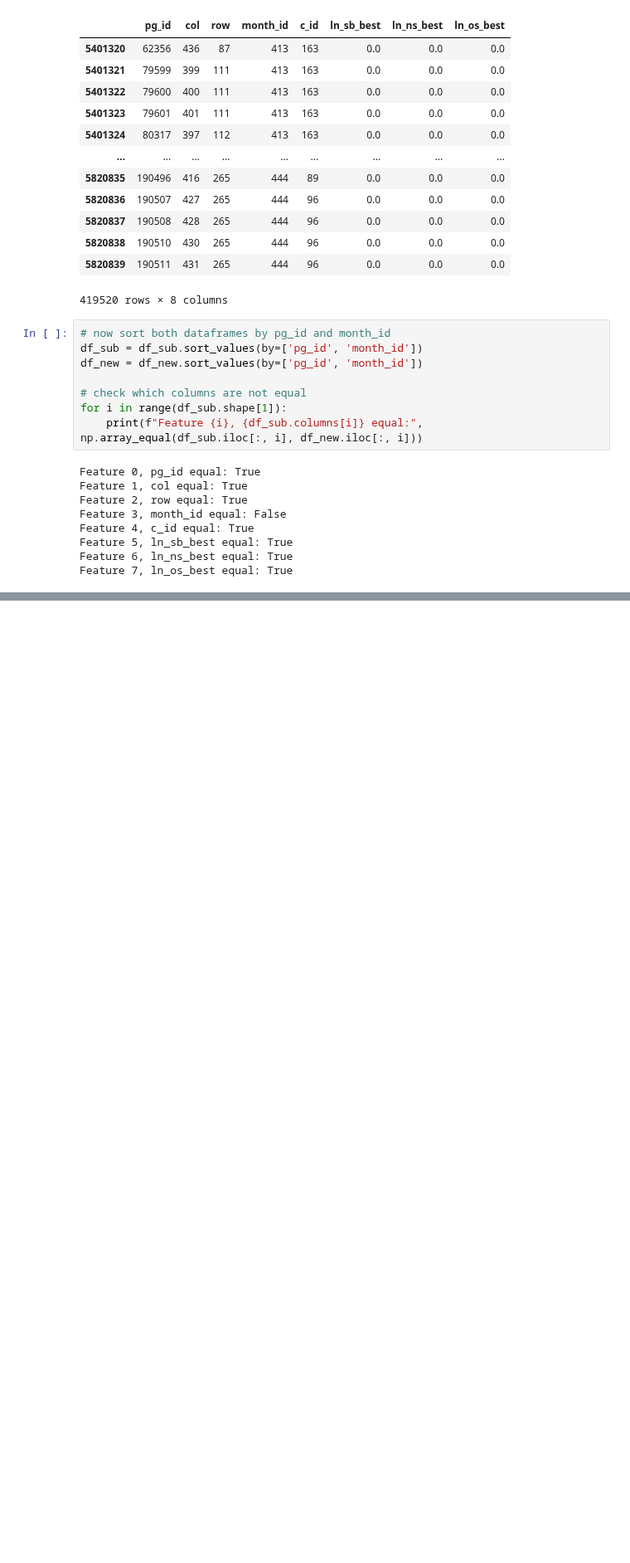
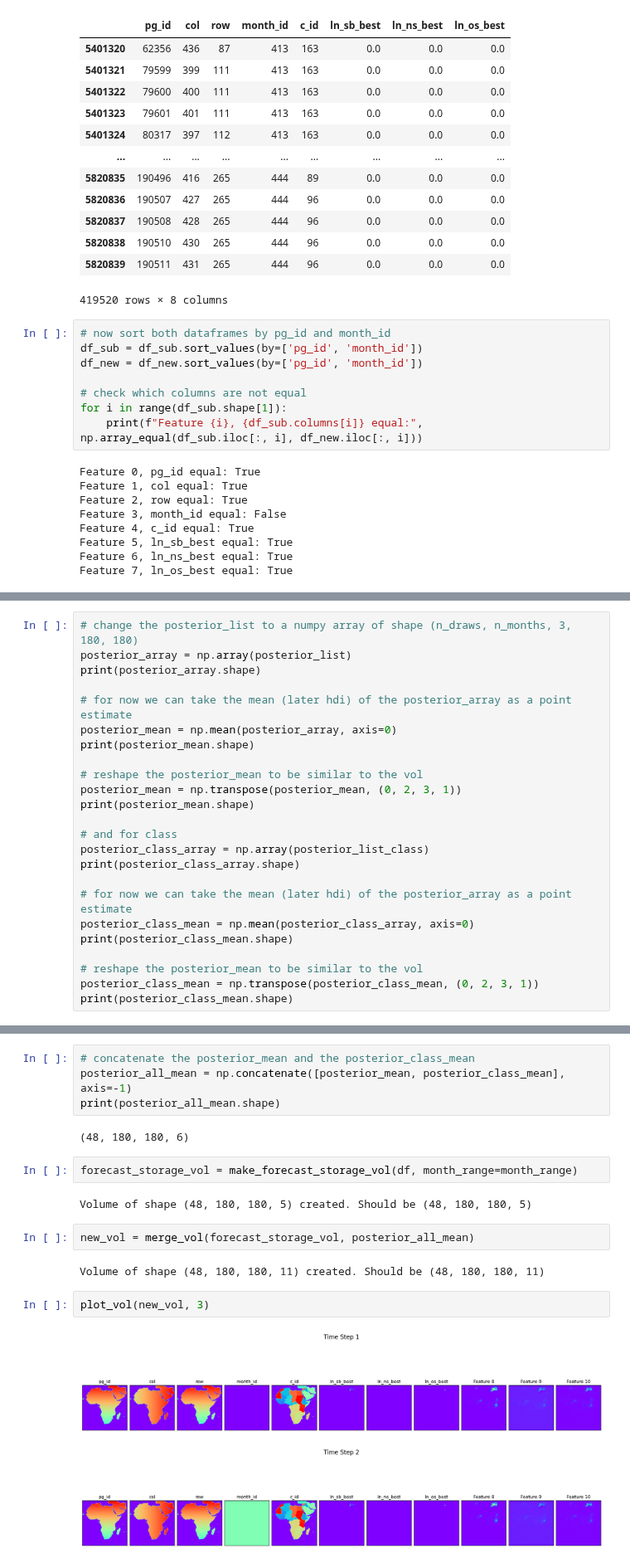
Before and after one commit to prio-data/views_pipeline, a Jupyter notebook: models/purple_alien/notebooks/test_to_prediction_store.ipynb, the cells around one changed output, grey strips where cells are left out. Shown at 83% size. Saved outputs shown, nothing was run; the diff lists cells and outputs as text; blank space fills up the shorter version.

```diff
--- a/models/purple_alien/notebooks/test_to_prediction_store.ipynb
+++ b/models/purple_alien/notebooks/test_to_prediction_store.ipynb
@@ -550,0 +625,24 @@ Feature 7, ln_os_best equal: True
+# %%
+# change the posterior_list to a numpy array of shape (n_draws, n_months, 3, 180, 180)
+posterior_array = np.array(posterior_list)
+print(posterior_array.shape)
+
+# for now we can take the mean (later hdi) of the posterior_array as a point estimate
+posterior_mean = np.mean(posterior_array, axis=0)
+print(posterior_mean.shape)
+
+# reshape the posterior_mean to be similar to the vol
+posterior_mean = np.transpose(posterior_mean, (0, 2, 3, 1))
+print(posterior_mean.shape)
+
+# and for class
+posterior_class_array = np.array(posterior_list_class)
+print(posterior_class_array.shape)
+
+# for now we can take the mean (later hdi) of the posterior_array as a point estimate
+posterior_class_mean = np.mean(posterior_class_array, axis=0)
+print(posterior_class_mean.shape)
+
+# reshape the posterior_mean to be similar to the vol
+posterior_class_mean = np.transpose(posterior_class_mean, (0, 2, 3, 1))
+print(posterior_class_mean.shape)
@@ -550,0 +656,19 @@ Feature 7, ln_os_best equal: True
+# %%
+# concatenate the posterior_mean and the posterior_class_mean
+posterior_all_mean = np.concatenate([posterior_mean, posterior_class_mean], axis=-1)
+print(posterior_all_mean.shape)
+# %% [output]
+(48, 180, 180, 6)
+# %%
+forecast_storage_vol = make_forecast_storage_vol(df, month_range=month_range)
+# %% [output]
+Volume of shape (48, 180, 180, 5) created. Should be (48, 180, 180, 5)
+# %%
+new_vol = merge_vol(forecast_storage_vol, posterior_all_mean)
+# %% [output]
+Volume of shape (48, 180, 180, 11) created. Should be (48, 180, 180, 11)
+# %%
+plot_vol(new_vol, 3)
+# %% [output]
+[figure, added]
+[figure, added]
```
Also changed, not shown: parts of 15 cells of this notebook.
